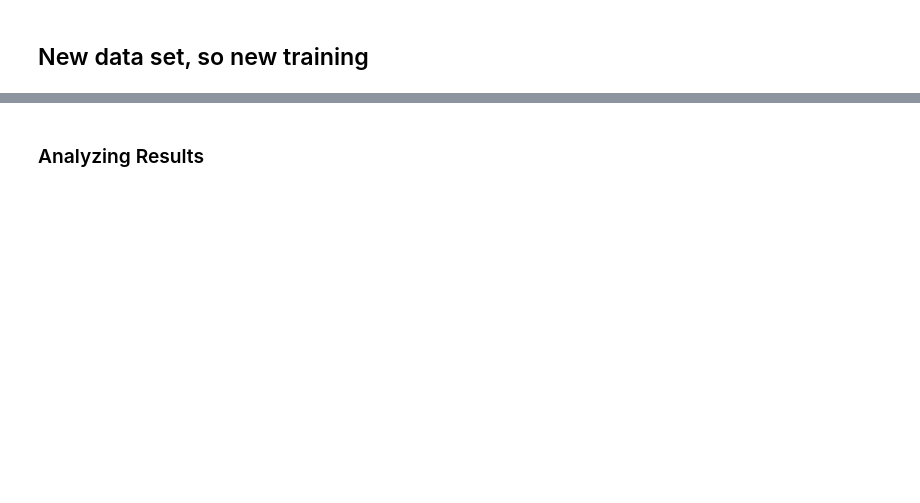
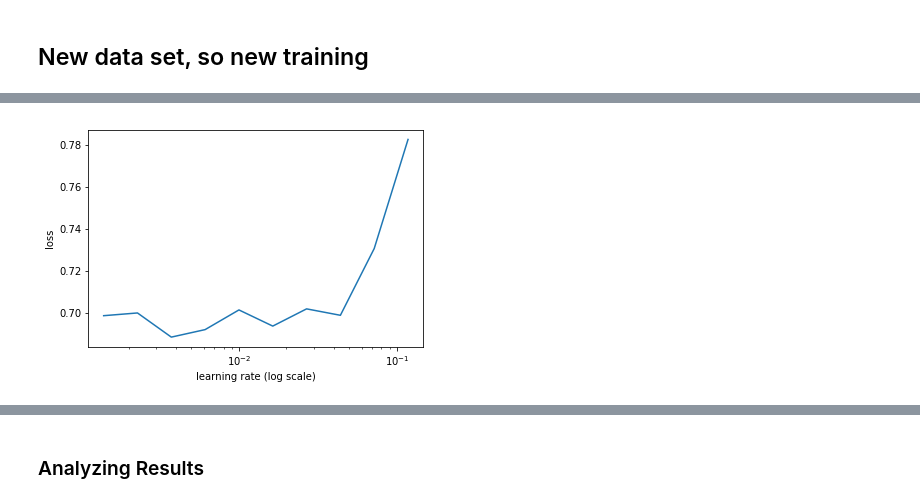
Before and after one commit to Sindreedelange/Various_DL, a Jupyter notebook: Personal_Projects/Boy_Girl_Classifying/MaleFemaleClassification.ipynb, the cells around one changed output, grey strips where cells are left out. Saved outputs shown, nothing was run; the diff lists cells and outputs as text; code cells hidden in the pictures; blank space fills up the shorter version.

```diff
--- a/Personal_Projects/Boy_Girl_Classifying/MaleFemaleClassification.ipynb
+++ b/Personal_Projects/Boy_Girl_Classifying/MaleFemaleClassification.ipynb
@@ -260,0 +401,5 @@ learn.sched.plot()
+# %%
+ps=[0.4, 0.5, 0.9]
+# %%
+learn = ConvLearner.pretrained(arch, data, ps=ps)
+learn.fit(1e-3, 3)
@@ -261 +417,5 @@ learn.sched.plot()
+# %%
+learn.sched.plot()
+# %% [output]
+[figure, added]
 # %%
```
Also changed, not shown: parts of 96 cells of this notebook, 1 other file.
